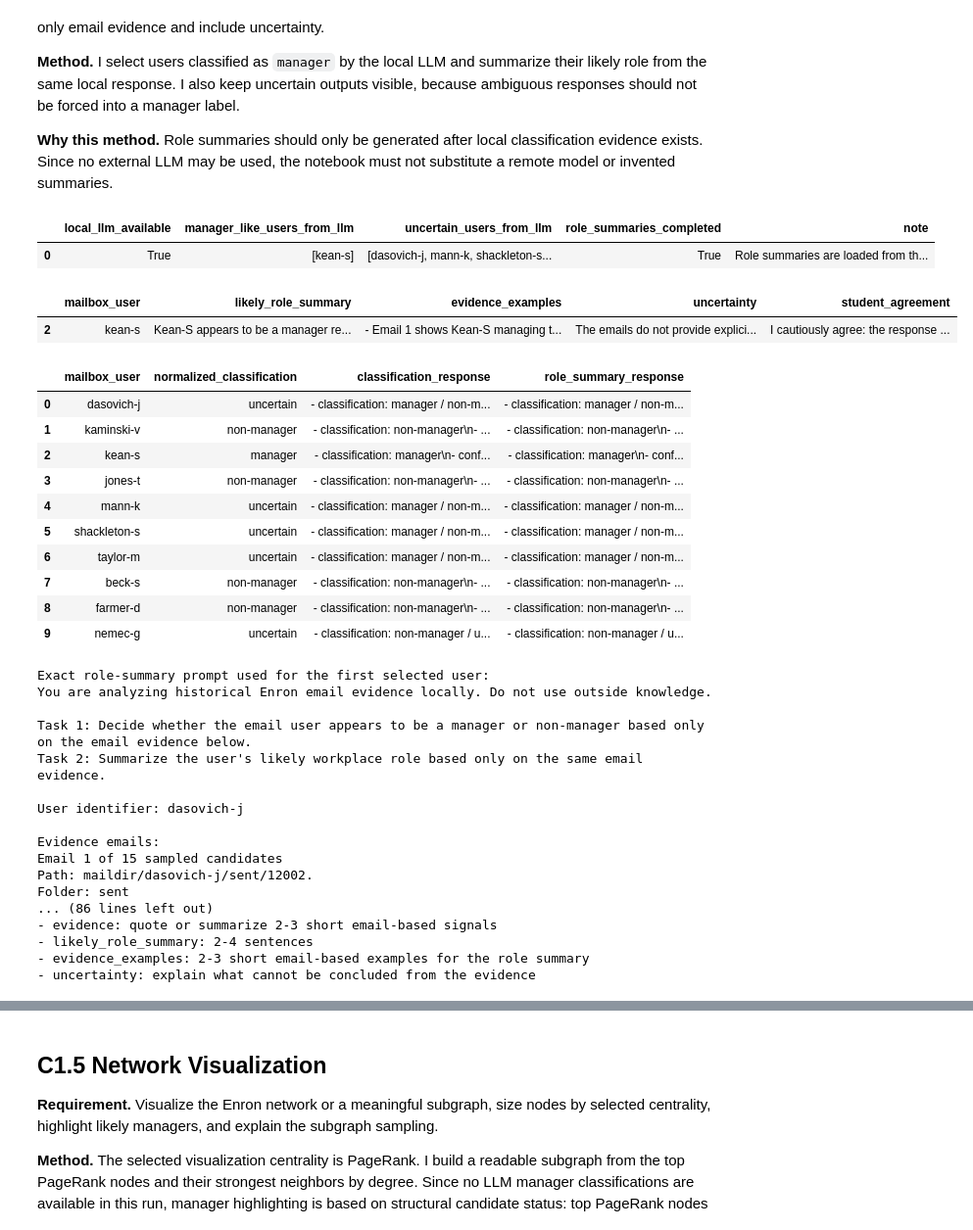
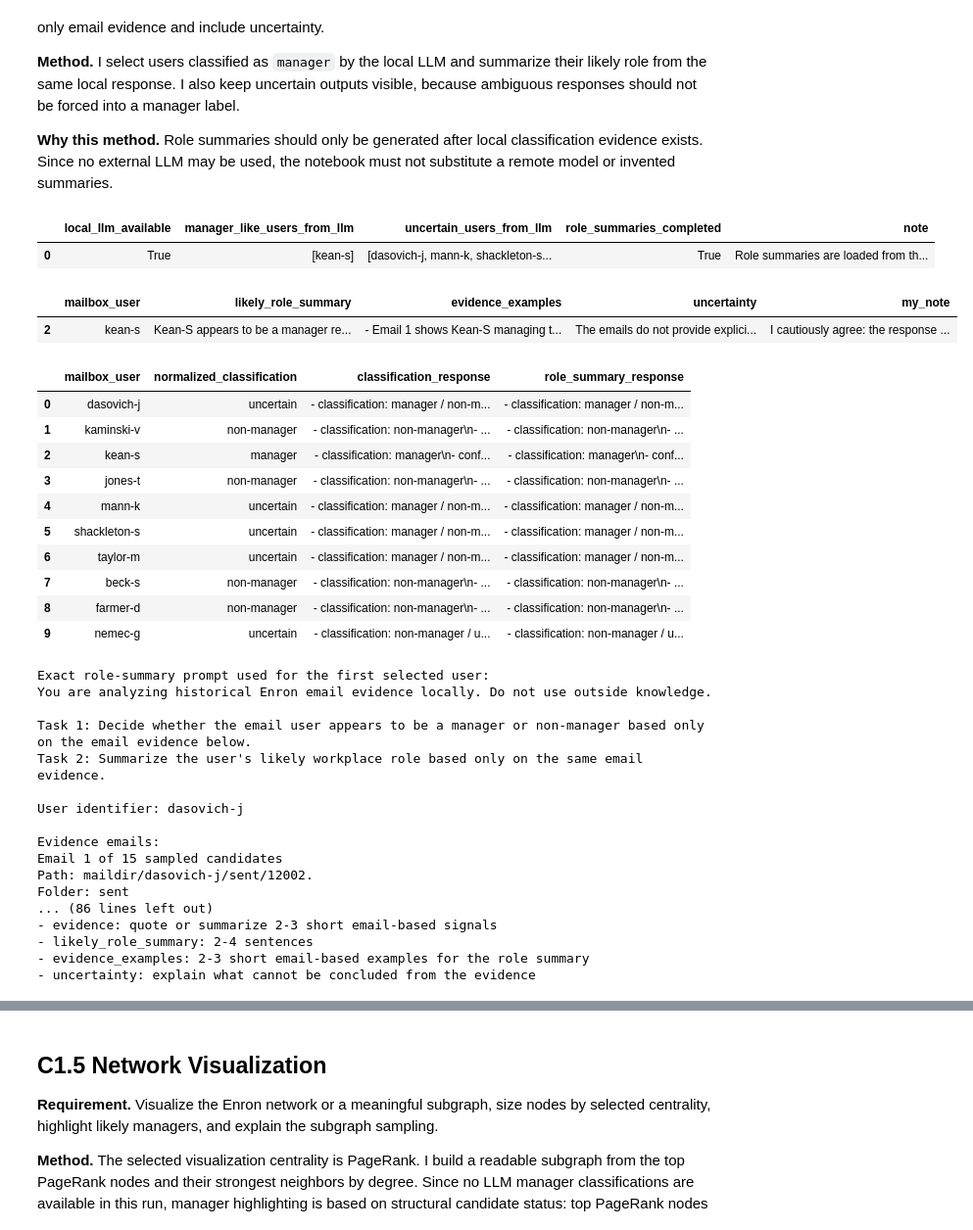
Before and after one commit to Bershco/ds-course-network-analysis, a Jupyter notebook: notebooks/network_analysis_assignment_combined.ipynb, the cells around one changed output, grey strips where cells are left out. Shown at 98% size. Cells and saved outputs as stored; diff of their text form; code cells hidden in the pictures.

```diff
--- a/notebooks/network_analysis_assignment_combined.ipynb
+++ b/notebooks/network_analysis_assignment_combined.ipynb
@@ -2896,7 +2871,7 @@ llm_results_df["emails_sent_to_model"] = llm_results_df["emails_sent_to_model"].
 llm_results_df["characters_per_email_used"] = llm_results_df["characters_per_email_used"].fillna(600).astype(int)
 llm_results_df["response_chars"] = llm_results_df["classification_response"].astype(str).str.len()
 
-def student_agreement_note(row: pd.Series) -> str:
+def my_agreement_note(row: pd.Series) -> str:
     classification = row["normalized_classification"]
     if classification == "manager":
         return "I cautiously agree: the response cites coordination, forwarding, and role-like communication signals, but the evidence is still sampled."
@@ -2904,7 +2879,7 @@ def student_agreement_note(row: pd.Series) -> str:
         return "I agree with treating this as non-manager for this sample: the shown evidence does not clearly show supervision or decision authority."
     return "I agree with keeping this uncertain: the response is ambiguous or lists multiple possible labels, so I should not force a manager/non-manager answer."
 
-llm_results_df["student_agreement"] = llm_results_df.apply(student_agreement_note, axis=1)
+llm_results_df["my_note"] = llm_results_df.apply(my_agreement_note, axis=1)
 
 ollama_status = {
     "available": True,
@@ -2921,7 +2896,7 @@ display(llm_results_df[[
     "characters_per_email_used",
     "raw_cached_classification",
     "normalized_classification",
-    "student_agreement",
+    "my_note",
     "response_chars",
 ]])
 
@@ -3001,37 +2976,37 @@ def extract_response_field(text: str, field_name: str) -> str:
             continue
         if capture and stripped.startswith("- ") and ":" in stripped:
             break
         if capture and stripped:
             collected.append(stripped)
     return " ".join(collected).strip()
 
 role_display_df = llm_results_df[[
     "mailbox_user",
     "normalized_classification",
-    "student_agreement",
+    "my_note",
     "classification_response",
     "role_summary_response",
 ]].copy()
 role_display_df["likely_role_summary"] = role_display_df["role_summary_response"].map(lambda text: extract_response_field(text, "likely_role_summary"))
 role_display_df["evidence_examples"] = role_display_df["role_summary_response"].map(lambda text: extract_response_field(text, "evidence_examples"))
 role_display_df["uncertainty"] = role_display_df["role_summary_response"].map(lambda text: extract_response_field(text, "uncertainty"))
 
 manager_role_table = role_display_df[role_display_df["normalized_classification"].eq("manager")][[
-    "mailbox_user", "likely_role_summary", "evidence_examples", "uncertainty", "student_agreement"
+    "mailbox_user", "likely_role_summary", "evidence_examples", "uncertainty", "my_note"
 ]]
 if manager_role_table.empty:
     print("No users were normalized as manager, so I display all role hypotheses for audit instead.")
-    display(role_display_df[["mailbox_user", "normalized_classification", "likely_role_summary", "evidence_examples", "uncertainty", "student_agreement"]])
+    display(role_display_df[["mailbox_user", "normalized_classification", "likely_role_summary", "evidence_examples", "uncertainty", "my_note"]])
 else:
     display(manager_role_table)
 
 display(role_display_df[["mailbox_user", "normalized_classification", "classification_response", "role_summary_response"]])
 print("Exact role-summary prompt used for the first selected user:")
 print(llm_results_df.iloc[0]["role_summary_prompt"][:5000])
 # %% [output]
 |  | local_llm_available | manager_like_users_from_llm | uncertain_users_from_llm | role_summaries_completed | note |
 | 0 | True | [kean-s] | [dasovich-j, mann-k, shackleton-s... | True | Role summaries are loaded from th... |
-|  | mailbox_user | likely_role_summary | evidence_examples | uncertainty | student_agreement |
+|  | mailbox_user | likely_role_summary | evidence_examples | uncertainty | my_note |
 | 2 | kean-s | Kean-S appears to be a manager re... | - Email 1 shows Kean-S managing t... | The emails do not provide explici... | I cautiously agree: the response ... |
 |  | mailbox_user | normalized_classification | classification_response | role_summary_response |
 | 0 | dasovich-j | uncertain | - classification: manager / non-m... | - classification: manager / non-m... |
```
Also changed, not shown: parts of 26 cells of this notebook, 4 other files.
